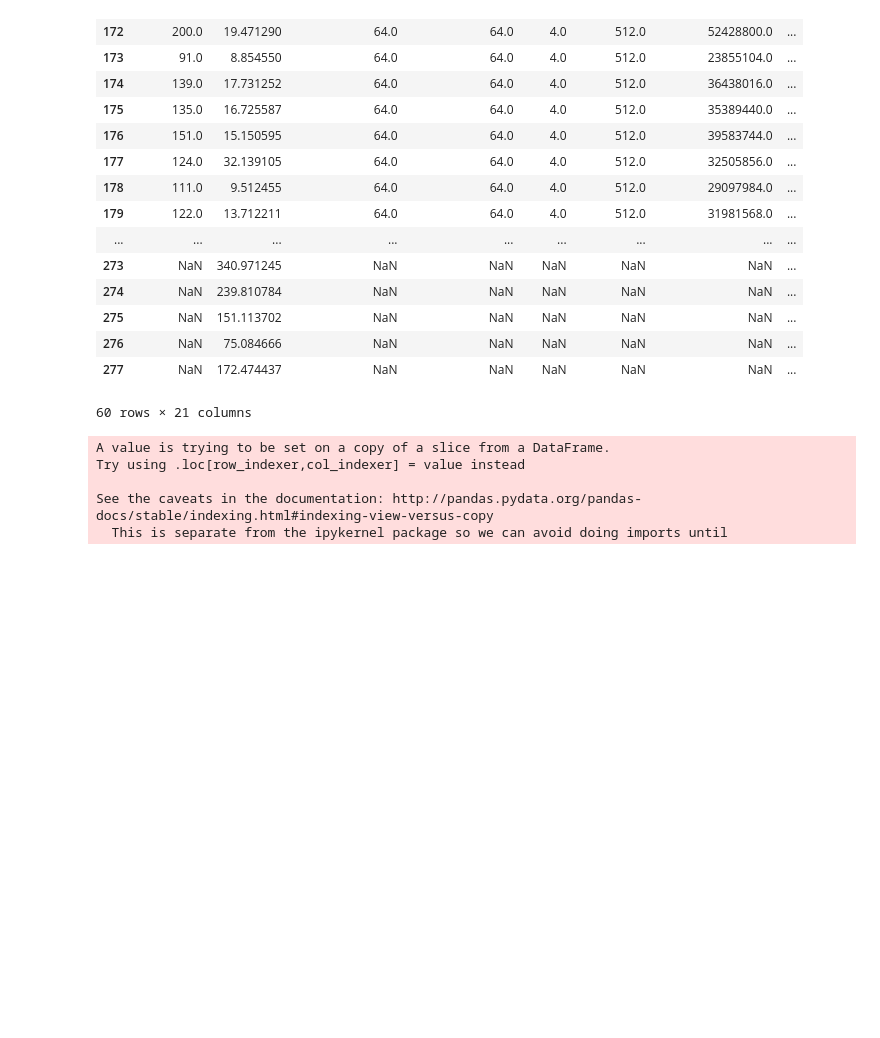
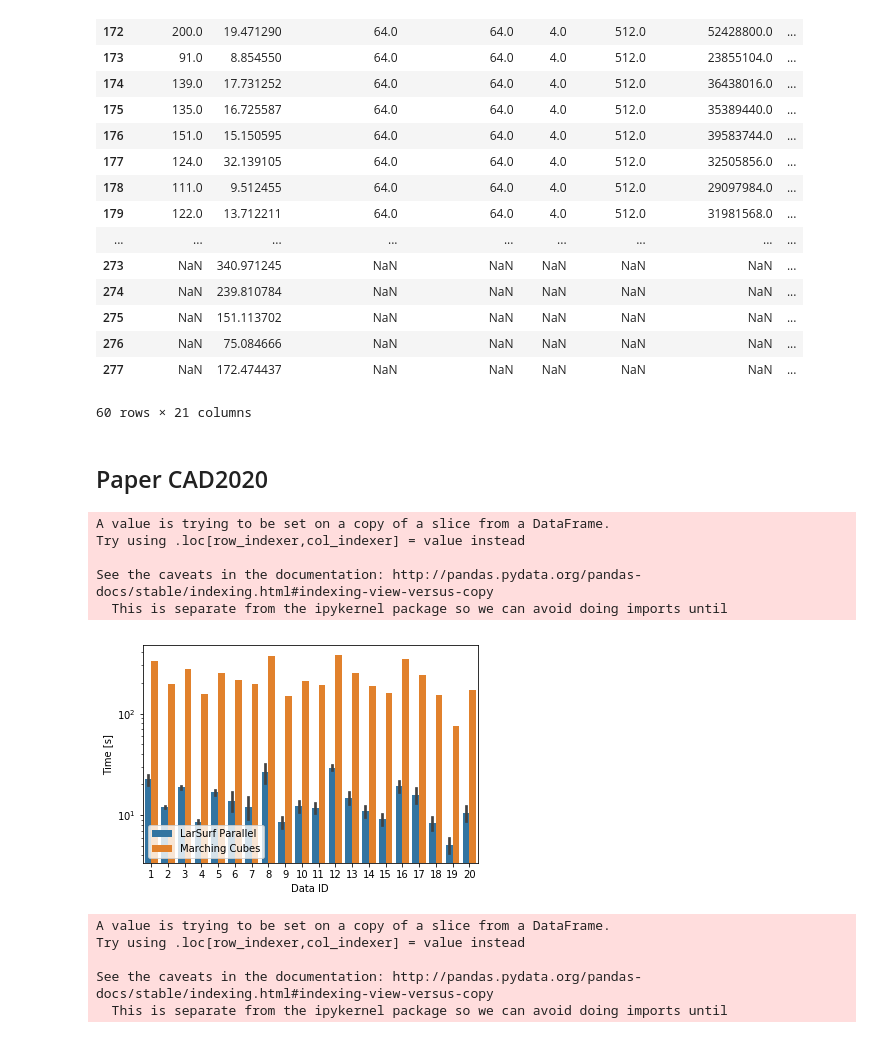
Before and after one commit to mjirik/LarSurf.jl, a Jupyter notebook: experiments/exp_surface_extraction.ipynb, the cells around one changed output. Saved outputs shown, nothing was run; the diff lists cells and outputs as text; code cells hidden in the pictures; blank space fills up the shorter version.

Commit message:
figure generated with legend inside

```diff
--- a/experiments/exp_surface_extraction.ipynb
+++ b/experiments/exp_surface_extraction.ipynb
@@ -23,12 +23,13 @@ figdir = Path(dtt.output_dir_path)/"../../figs/tmp/"
 # df1
 # %%
 # df = pd.read_csv("../exp_full_reduced.csv")
-df = pd.read_csv("../exp_surface_extraction5_test.csv")
-df = pd.read_csv("../exp_surface_extraction6.csv")
-df = pd.read_csv("../exp_surface_extraction5_tesla_tmp3.csv")
-df = pd.read_csv("../exp_surface_extraction5.csv")
-df = pd.read_csv("../exp_surface_extraction5_test2.csv")
-df = pd.read_csv("../exp_surface_extraction.csv")
+# df = pd.read_csv("../exp_surface_extraction5_test.csv")
+# df = pd.read_csv("../exp_surface_extraction6.csv")
+# df = pd.read_csv("../exp_surface_extraction5_tesla_tmp3.csv")
+# df = pd.read_csv("../exp_surface_extraction5.csv")
+# df = pd.read_csv("../exp_surface_extraction5_test2.csv")
+# df = pd.read_csv("../exp_surface_extraction.csv")
+df = pd.read_csv("exp_surface_extraction.csv")
 # df = pd.read_csv("../exp_surface_extraction5_test_tesla.csv")
 df.keys()
 # %% [output]
@@ -267,6 +289,29 @@ dfs
 | 276 | NaN | 75.084666 | NaN | NaN | NaN | NaN | NaN | ... |
 | 277 | NaN | 172.474437 | NaN | NaN | NaN | NaN | NaN | ... |
 60 rows × 21 columns
+# %% [markdown]
+## Paper CAD2020
+# %%
+
+dfs = df[df.experiment.str.contains("Ircadb")]
+dfs["Data ID"] = dfs["data parameter"].astype(int)
+dfs = dfs.rename(columns={"elapsed": "Time [s]"})
+dfs['fcn'] = dfs["fcn"].map({'LarSurf.lsp_get_surface': "LarSurf Parallel", 'marching cubes': "Marching Cubes"})
+
+ax = plt.subplot(111)
+sns.barplot(data=dfs, x="Data ID", y="Time [s]", hue="fcn")
+# plt.legend(title='Smoker', loc='upper left', labels=['Hell Yeh', 'Nah Bruh'])
+# ax.legend(loc='lower left', bbox_to_anchor=(1, 0.5))
+ax.legend(loc='lower left', bbox_to_anchor=(0, 0))
+ax.set(yscale="log")
+plt.savefig(figdir / "ircad_comparison.pdf", bbox_inches='tight')
+# %% [output]
+A value is trying to be set on a copy of a slice from a DataFrame.
+Try using .loc[row_indexer,col_indexer] = value instead
+
+See the caveats in the documentation: http://pandas.pydata.org/pandas-docs/stable/indexing.html#indexing-view-versus-copy
+  This is separate from the ipykernel package so we can avoid doing imports until
+[figure, added]
 # %%
 
 dfs = df[df.experiment.str.contains("Ircadb")]
```
Also changed, not shown: parts of 2 cells of this notebook.
